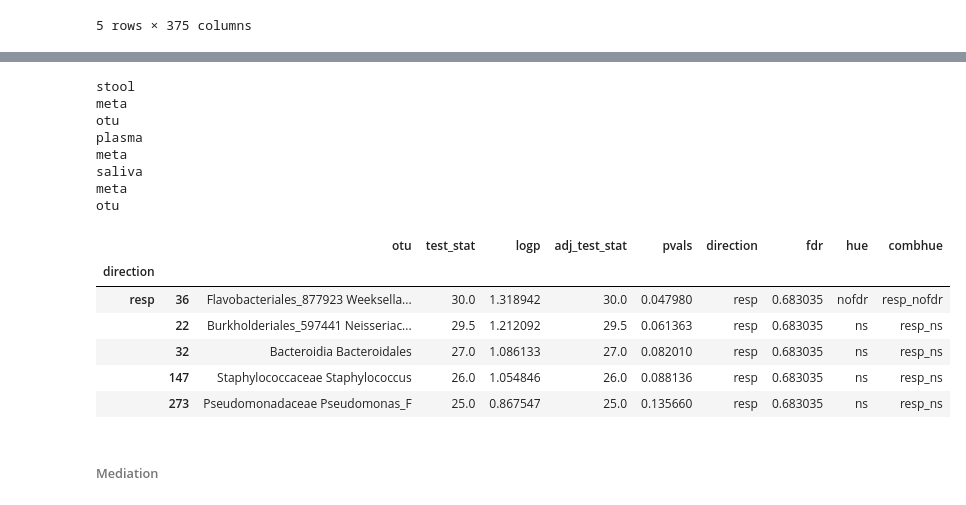
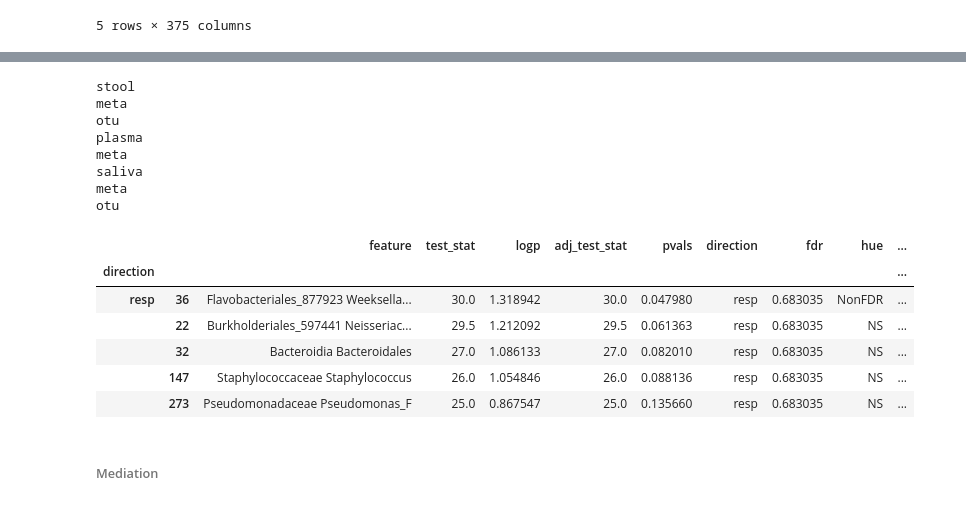
Before and after one commit to kbpi314/oa, a Jupyter notebook: code/oa_v4.ipynb, the cells around one changed output, grey strips where cells are left out. Saved outputs shown, nothing was run; the diff lists cells and outputs as text; code cells hidden in the pictures.

```diff
--- a/code/oa_v4.ipynb
+++ b/code/oa_v4.ipynb
@@ -1258,6 +1258,7 @@ for g in ['stool','saliva']:
 ###### Complete DA Analysis ######
 # %%
 # complete block for paired testing in r v nr and non paired testing pre and post
+import statsmodels
 alpha = 0.05 # not 0.05 anymore
 
 dcgr_to_sig = {}
@@ -1379,7 +1380,7 @@ for dt in ['taxa']:#, 'path']:
         # get fdr
         # sort
         df_res = df_res.sort_values(by='pvalue',ascending=True)
-        reject, pvals_corrected, _, _ = multitest.multipletests(df_res.pvalue, method='fdr_bh')
+        reject, pvals_corrected, _, _ = statsmodels.stats.multitest.multipletests(df_res.pvalue, method='fdr_bh')
         df_res['fdr'] = pvals_corrected
 
         df_res[df_res['pvalue'] < alpha].to_csv(path + 'outputs/jobs06/' + dt + '_' + c + '_' + str(alpha) + '.tsv', sep='\t')
@@ -1889,12 +1927,12 @@ for g in ['stool','plasma','saliva']:
             # adj_rs.append(np.mean(a-b))
 
         # compile results df
-        df_results = pd.DataFrame({d: feat, 'test_stat': rs,'logp':logps, 'adj_test_stat': adj_rs,'pvals': ps, 'direction': dir})
+        df_results = pd.DataFrame({'feature': feat, 'test_stat': rs,'logp':logps, 'adj_test_stat': adj_rs,'pvals': ps, 'direction': dir})
 
 
         # fdr
         df_results = df_results.sort_values(by='pvals',ascending=True)
-        reject, pvals_corrected, _, _ = multitest.multipletests(df_results.pvals, method='fdr_bh')
+        reject, pvals_corrected, _, _ = statsmodels.stats.multitest.multipletests(df_results.pvals, method='fdr_bh')
         df_results['fdr'] = pvals_corrected
 
         # grab top 10 results in both directions
@@ -1905,10 +1943,12 @@ for g in ['stool','plasma','saliva']:
         conditions = [ (df_results['fdr'] < alpha) & (df_results['pvals'] < alpha),
                        (df_results['fdr'] > alpha) & (df_results['pvals'] < alpha),
                        (df_results['pvals'] > alpha)]
-        choices     = [ "fdr", 'nofdr', 'ns' ]
+        choices     = [ "FDR", 'NonFDR', 'NS' ]
 
         df_results["hue"] = np.select(conditions, choices, default=np.nan)
-        df_results["combhue"] = df_results['direction'] + '_' + df_results['hue']
+        df_results["Enrichment_Significance"] = df_results['direction'].map(lambda x: x.capitalize()) + '_' + df_results['hue']
+        df_results["Enrichment_Significance"] = df_results["Enrichment_Significance"].map(lambda x: x.replace('Resp','R'))
+        df_results["Enrichment_Significance"] = df_results["Enrichment_Significance"].map(lambda x: x.replace('Nonresp','NR'))
 
         # filter on empty
         # df_results = df_results[df_results[d] != '']]
@@ -1930,42 +1970,53 @@ for g in ['stool','plasma','saliva']:
                     plt.figure(figsize=(6,3))
                 else:
                     plt.figure(figsize=(8,8))
             sns.set_theme(style="whitegrid")
 
             sns.set_color_codes("pastel")
-            sns.barplot(x='logp', y=d, data=df,
-                        hue="combhue",orient='horizontal')#,native_scale=True)#width=1)
+            sns.barplot(x='logp', y='feature', data=df,
+                        hue="Enrichment_Significance",orient='horizontal')#,native_scale=True)#width=1)
 
             ax.set_ylabel(d_to_label[d],fontsize=16)
             # ax.set_xlabel("Effect Size / Adjusted Test Statistic",fontsize=16)
             ax.set_xlabel("-log10(p)",fontsize=16)
             ax.tick_params(labelsize=12)
             sns.despine(left=True, bottom=True)
             plt.tight_layout()
             plt.title(g + '_' + d + '_diff')
             plt.savefig(path + 'outputs/jobs18/DA_hbarplot_diffs_' + g + '_' + d + '_' + str(alpha) + '.pdf')
             plt.close()
             df.to_csv(path + 'outputs/jobs18/' + g + '_' + d + '_diff_' + str(alpha) + '.tsv', sep='\t')
 
+            # save for R plotting
+            # d = 'otu'
+            # g = 'saliva'
+
+            if d == 'otu':
+                prefix = 'Qiime2_'
+            elif d == 'meta':
+                prefix = 'Meta_'
+
+            df.to_csv(path + 'outputs/' + prefix + g + '_adh_diff/barplot_data.tsv', sep='\t')
+
         except:
             print('no plot for :' + g + '_' + d + '_diff')
 df.head()
 # %% [output]
 stool
 meta
 otu
 plasma
 meta
 saliva
 meta
 otu
-|  |  | otu | test_stat | logp | adj_test_stat | pvals | direction | fdr | hue | combhue |
-| direction |  |  |  |  |  |  |  |  |  |  |
-| resp | 36 | Flavobacteriales_877923 Weeksella... | 30.0 | 1.318942 | 30.0 | 0.047980 | resp | 0.683035 | nofdr | resp_nofdr |
-|  | 22 | Burkholderiales_597441 Neisseriac... | 29.5 | 1.212092 | 29.5 | 0.061363 | resp | 0.683035 | ns | resp_ns |
-|  | 32 | Bacteroidia Bacteroidales | 27.0 | 1.086133 | 27.0 | 0.082010 | resp | 0.683035 | ns | resp_ns |
-|  | 147 | Staphylococcaceae Staphylococcus | 26.0 | 1.054846 | 26.0 | 0.088136 | resp | 0.683035 | ns | resp_ns |
-|  | 273 | Pseudomonadaceae Pseudomonas_F | 25.0 | 0.867547 | 25.0 | 0.135660 | resp | 0.683035 | ns | resp_ns |
+|  |  | feature | test_stat | logp | adj_test_stat | pvals | direction | fdr | hue | ... |
+| direction |  |  |  |  |  |  |  |  |  | ... |
+| resp | 36 | Flavobacteriales_877923 Weeksella... | 30.0 | 1.318942 | 30.0 | 0.047980 | resp | 0.683035 | NonFDR | ... |
+|  | 22 | Burkholderiales_597441 Neisseriac... | 29.5 | 1.212092 | 29.5 | 0.061363 | resp | 0.683035 | NS | ... |
+|  | 32 | Bacteroidia Bacteroidales | 27.0 | 1.086133 | 27.0 | 0.082010 | resp | 0.683035 | NS | ... |
+|  | 147 | Staphylococcaceae Staphylococcus | 26.0 | 1.054846 | 26.0 | 0.088136 | resp | 0.683035 | NS | ... |
+|  | 273 | Pseudomonadaceae Pseudomonas_F | 25.0 | 0.867547 | 25.0 | 0.135660 | resp | 0.683035 | NS | ... |
 # %% [markdown]
 ###### Mediation ######
 # %%
```
Also changed, not shown: parts of 82 cells of this notebook, 7 other files.
